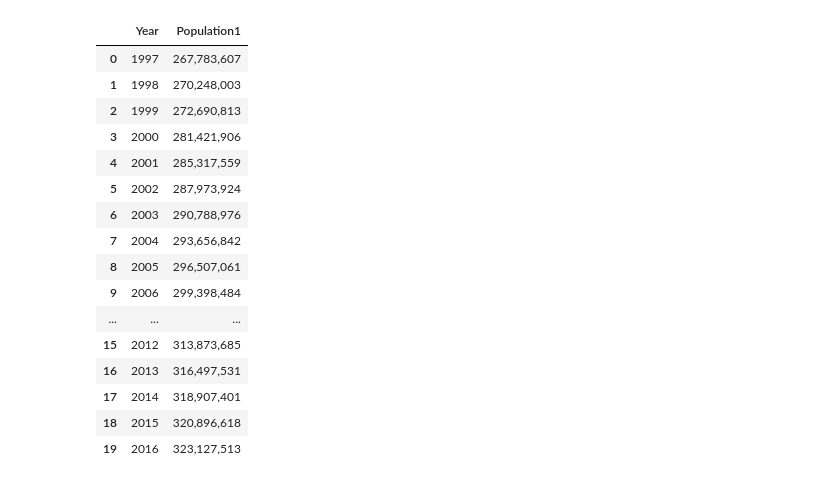
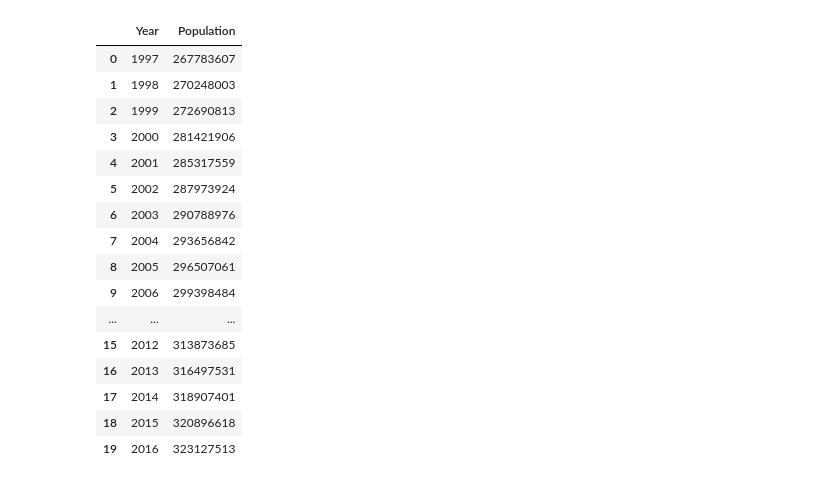
Before and after one commit to acfthomson/Practice, a Jupyter notebook: FBI_Crime_Stats/FBI_Crime_Data.ipynb, the cells around one changed output. Cells and saved outputs as stored; diff of their text form; code cells hidden in the pictures.

```diff
--- a/FBI_Crime_Stats/FBI_Crime_Data.ipynb
+++ b/FBI_Crime_Stats/FBI_Crime_Data.ipynb
@@ -74,24 +82,24 @@ Motor \nvehicle \ntheft \nrate                      float64
 dtype: object
 # %%
-# Create new dataframe with Year and Population1
+# Create new dataframe with Year and Population
 #new = pd.DataFrame([old.A, old.B, old.C]).transpose()
-pop_year_df = pd.DataFrame([crime_df.Year, crime_df.Population1]).transpose()
+pop_year_df = pd.DataFrame([crime_df.Year, crime_df.Population]).transpose()
 pop_year_df
 # %% [output]
-|  | Year | Population1 |
-| 0 | 1997 | 267,783,607 |
-| 1 | 1998 | 270,248,003 |
-| 2 | 1999 | 272,690,813 |
-| 3 | 2000 | 281,421,906 |
-| 4 | 2001 | 285,317,559 |
-| 5 | 2002 | 287,973,924 |
-| 6 | 2003 | 290,788,976 |
-| 7 | 2004 | 293,656,842 |
-| 8 | 2005 | 296,507,061 |
-| 9 | 2006 | 299,398,484 |
+|  | Year | Population |
+| 0 | 1997 | 267783607 |
+| 1 | 1998 | 270248003 |
+| 2 | 1999 | 272690813 |
+| 3 | 2000 | 281421906 |
+| 4 | 2001 | 285317559 |
+| 5 | 2002 | 287973924 |
+| 6 | 2003 | 290788976 |
+| 7 | 2004 | 293656842 |
+| 8 | 2005 | 296507061 |
+| 9 | 2006 | 299398484 |
 | ... | ... | ... |
-| 15 | 2012 | 313,873,685 |
-| 16 | 2013 | 316,497,531 |
-| 17 | 2014 | 318,907,401 |
-| 18 | 2015 | 320,896,618 |
-| 19 | 2016 | 323,127,513 |
+| 15 | 2012 | 313873685 |
+| 16 | 2013 | 316497531 |
+| 17 | 2014 | 318907401 |
+| 18 | 2015 | 320896618 |
+| 19 | 2016 | 323127513 |
```
Also changed, not shown: parts of 8 cells of this notebook, 1 other file.
